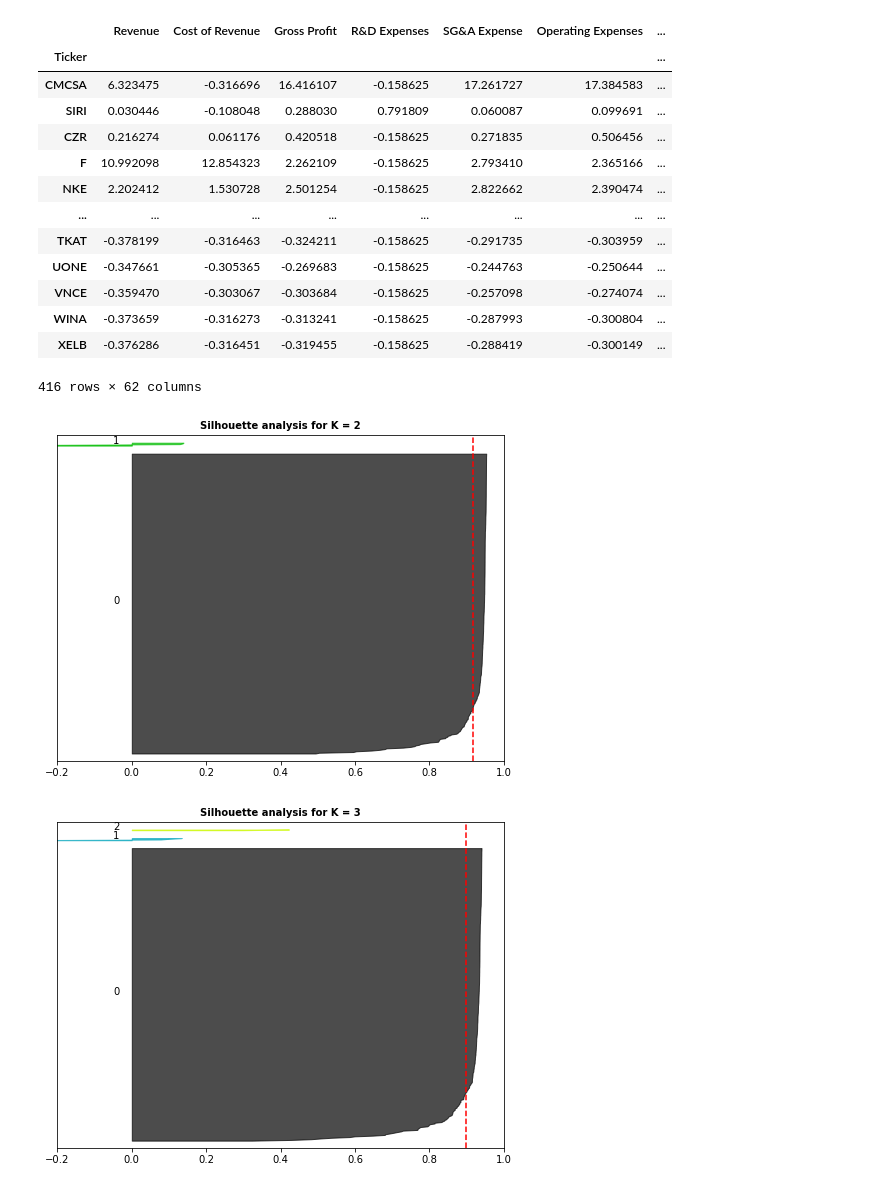
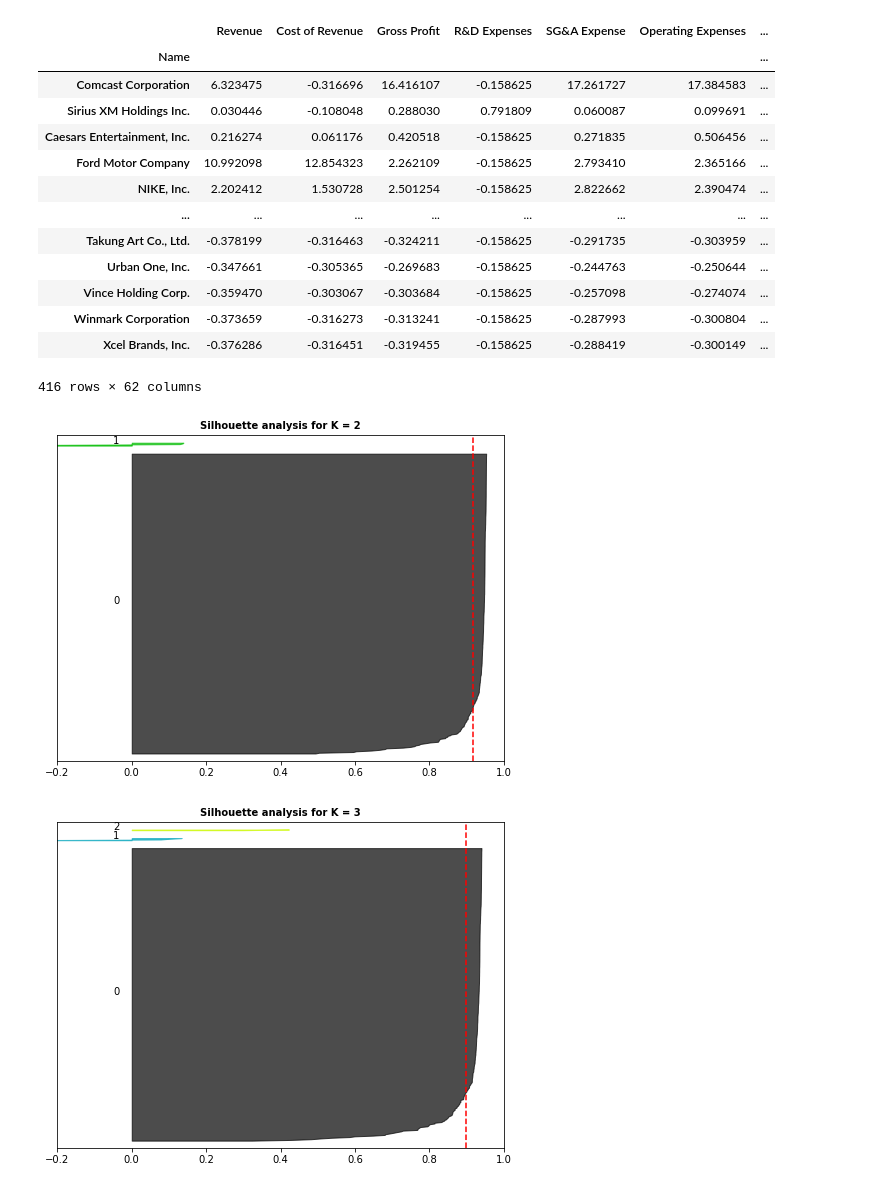
Before and after one commit to geotrieu/fsa, a Jupyter notebook: Jupyter/kmeans.ipynb, the cells around one changed output. Drawn from its saved outputs; the diff is of its cells as text; code cells hidden in the pictures.

```diff
--- a/Jupyter/kmeans.ipynb
+++ b/Jupyter/kmeans.ipynb
@@ -72,31 +72,34 @@ def silhouette(kmeans_dict, df, plot=False):
 # %%
 df = pd.read_csv("../processed_data/2018_Data_Accounts.csv")
 
-# convert first column into row indices
-df.set_index('Ticker', inplace=True)
+# convert 'Name' column into row indices
+df.set_index('Name', inplace=True)
+
+# remove ticker column
+df = df.drop(columns=['Ticker'])
 
 # display
 display(df)
 
 k = 10
 kmeans_results = run_KMeans(k, df)
 
 # Plotting Silhouette Analysis
 silhouette(kmeans_results, df, plot=True)
 # %% [output]
 |  | Revenue | Cost of Revenue | Gross Profit | R&D Expenses | SG&A Expense | Operating Expenses | ... |
-| Ticker |  |  |  |  |  |  | ... |
-| CMCSA | 6.323475 | -0.316696 | 16.416107 | -0.158625 | 17.261727 | 17.384583 | ... |
-| SIRI | 0.030446 | -0.108048 | 0.288030 | 0.791809 | 0.060087 | 0.099691 | ... |
-| CZR | 0.216274 | 0.061176 | 0.420518 | -0.158625 | 0.271835 | 0.506456 | ... |
-| F | 10.992098 | 12.854323 | 2.262109 | -0.158625 | 2.793410 | 2.365166 | ... |
-| NKE | 2.202412 | 1.530728 | 2.501254 | -0.158625 | 2.822662 | 2.390474 | ... |
+| Name |  |  |  |  |  |  | ... |
+| Comcast Corporation | 6.323475 | -0.316696 | 16.416107 | -0.158625 | 17.261727 | 17.384583 | ... |
+| Sirius XM Holdings Inc. | 0.030446 | -0.108048 | 0.288030 | 0.791809 | 0.060087 | 0.099691 | ... |
+| Caesars Entertainment, Inc. | 0.216274 | 0.061176 | 0.420518 | -0.158625 | 0.271835 | 0.506456 | ... |
+| Ford Motor Company | 10.992098 | 12.854323 | 2.262109 | -0.158625 | 2.793410 | 2.365166 | ... |
+| NIKE, Inc. | 2.202412 | 1.530728 | 2.501254 | -0.158625 | 2.822662 | 2.390474 | ... |
 | ... | ... | ... | ... | ... | ... | ... | ... |
-| TKAT | -0.378199 | -0.316463 | -0.324211 | -0.158625 | -0.291735 | -0.303959 | ... |
-| UONE | -0.347661 | -0.305365 | -0.269683 | -0.158625 | -0.244763 | -0.250644 | ... |
-| VNCE | -0.359470 | -0.303067 | -0.303684 | -0.158625 | -0.257098 | -0.274074 | ... |
-| WINA | -0.373659 | -0.316273 | -0.313241 | -0.158625 | -0.287993 | -0.300804 | ... |
-| XELB | -0.376286 | -0.316451 | -0.319455 | -0.158625 | -0.288419 | -0.300149 | ... |
+| Takung Art Co., Ltd. | -0.378199 | -0.316463 | -0.324211 | -0.158625 | -0.291735 | -0.303959 | ... |
+| Urban One, Inc. | -0.347661 | -0.305365 | -0.269683 | -0.158625 | -0.244763 | -0.250644 | ... |
+| Vince Holding Corp. | -0.359470 | -0.303067 | -0.303684 | -0.158625 | -0.257098 | -0.274074 | ... |
+| Winmark Corporation | -0.373659 | -0.316273 | -0.313241 | -0.158625 | -0.287993 | -0.300804 | ... |
+| Xcel Brands, Inc. | -0.376286 | -0.316451 | -0.319455 | -0.158625 | -0.288419 | -0.300149 | ... |
 416 rows × 62 columns
 [figure]
 [figure]
```
Also changed, not shown: parts of 1 cell of this notebook, 2 other files.
